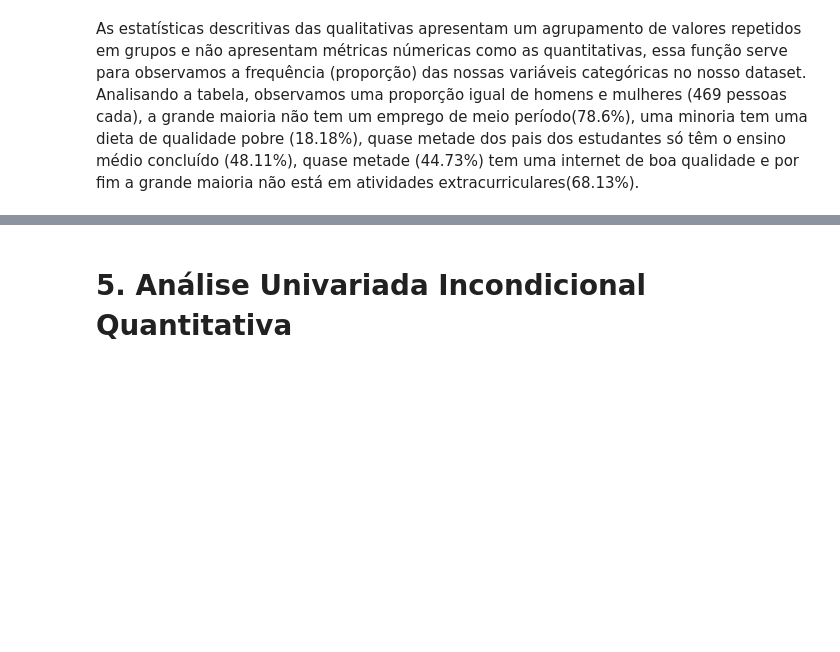
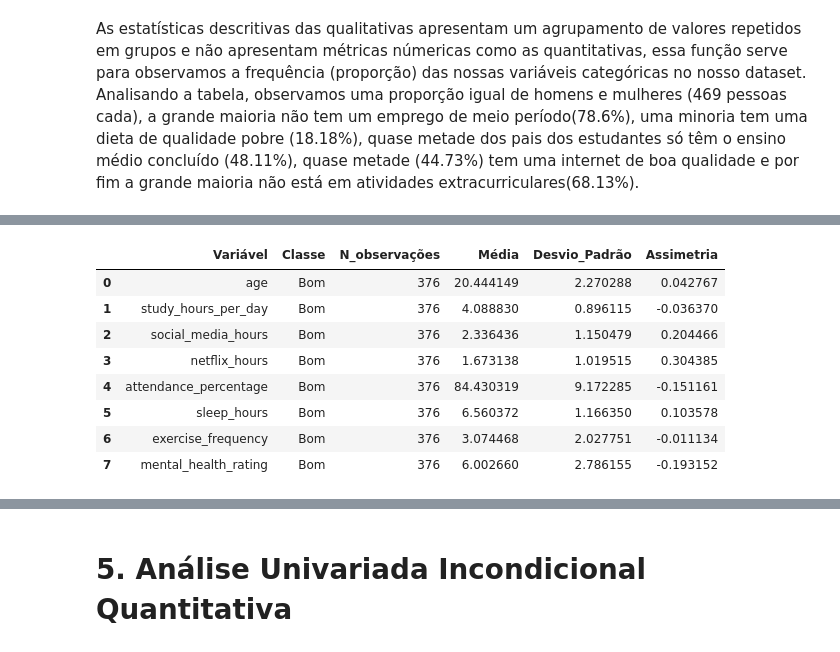
Before and after one commit to MRGdSFS/HW1----ICA-2025.2, a Jupyter notebook: notebooks/02_analise_univariada.ipynb, the cells around one changed output, grey strips where cells are left out. Saved outputs shown, nothing was run; the diff lists cells and outputs as text; code cells hidden in the pictures; blank space fills up the shorter version.

```diff
--- a/notebooks/02_analise_univariada.ipynb
+++ b/notebooks/02_analise_univariada.ipynb
@@ -199,0 +237,16 @@ As estatísticas descritivas das qualitativas apresentam um agrupamento de valor
+# %%
+au.estatisticas_condicionais_por_classe_especifica(
+    df_limpo,
+    quantitativas,
+    classes=['Bom']
+)
+# %% [output]
+|  | Variável | Classe | N_observações | Média | Desvio_Padrão | Assimetria |
+| 0 | age | Bom | 376 | 20.444149 | 2.270288 | 0.042767 |
+| 1 | study_hours_per_day | Bom | 376 | 4.088830 | 0.896115 | -0.036370 |
+| 2 | social_media_hours | Bom | 376 | 2.336436 | 1.150479 | 0.204466 |
+| 3 | netflix_hours | Bom | 376 | 1.673138 | 1.019515 | 0.304385 |
+| 4 | attendance_percentage | Bom | 376 | 84.430319 | 9.172285 | -0.151161 |
+| 5 | sleep_hours | Bom | 376 | 6.560372 | 1.166350 | 0.103578 |
+| 6 | exercise_frequency | Bom | 376 | 3.074468 | 2.027751 | -0.011134 |
+| 7 | mental_health_rating | Bom | 376 | 6.002660 | 2.786155 | -0.193152 |
```
Also changed, not shown: parts of 5 cells of this notebook, 1 other file.
